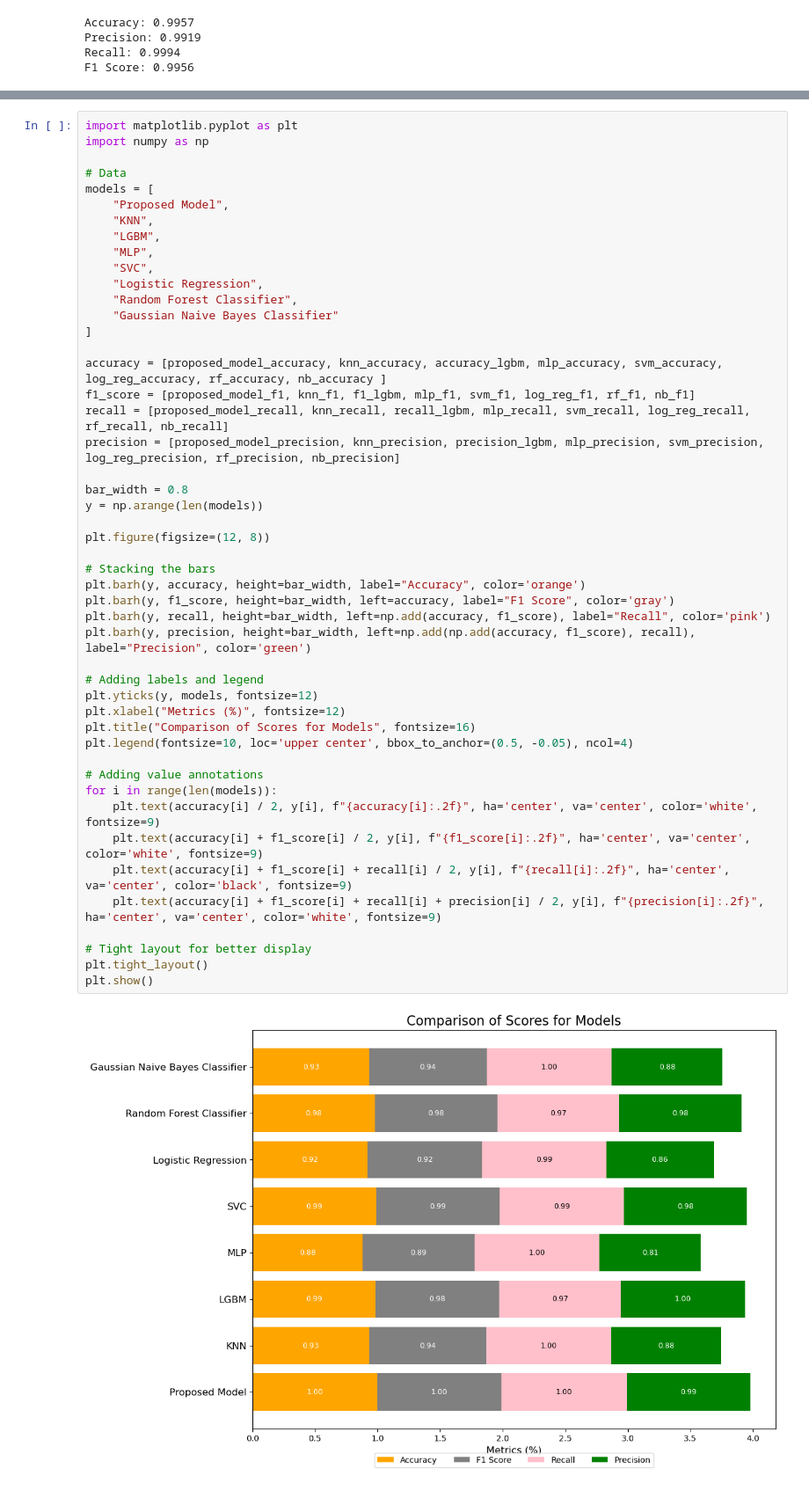
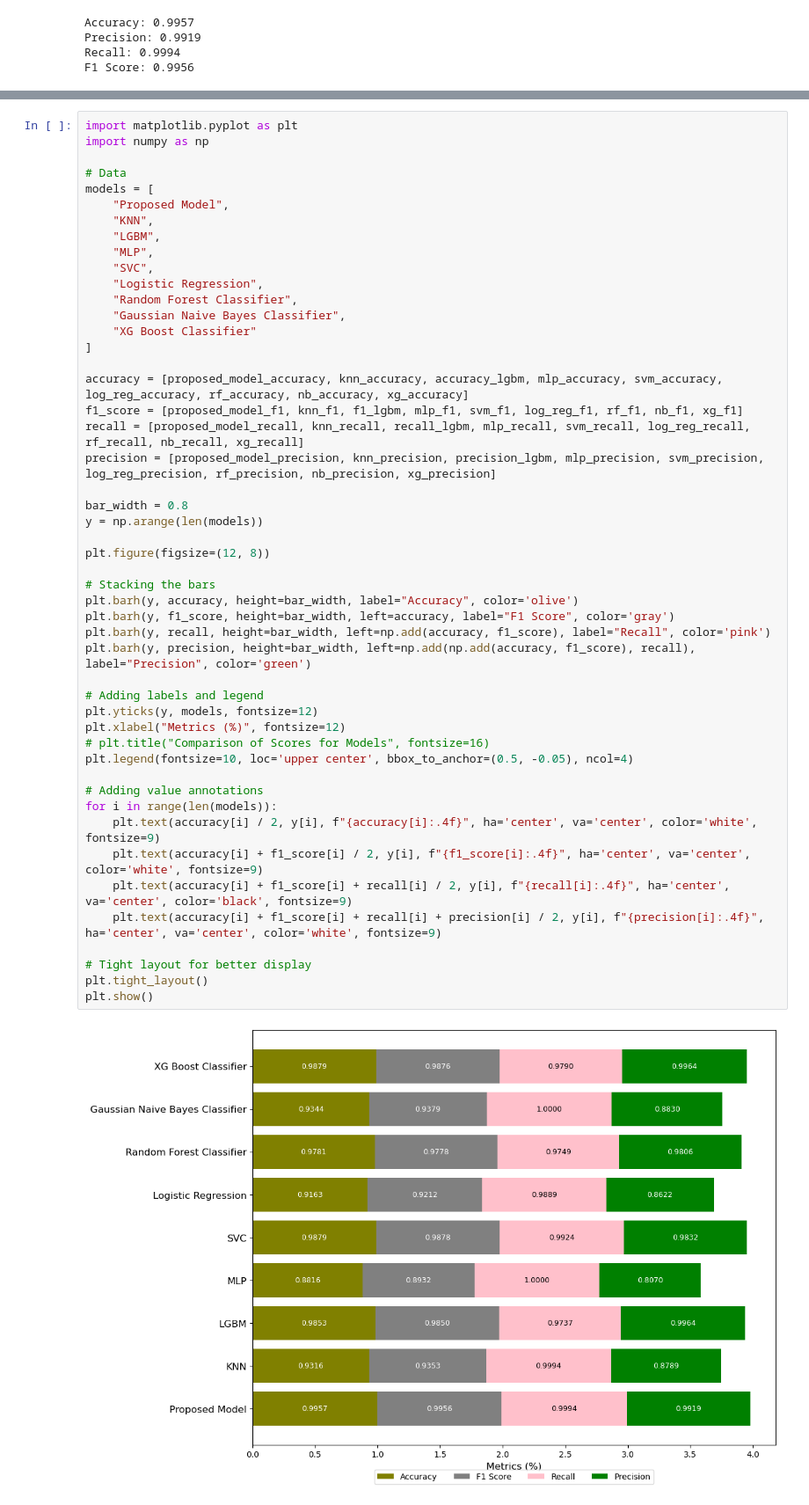
Before and after one commit to Radhika-Amar-Desai/Ethereum_Fraud_Transaction_Detection, a Jupyter notebook: DataAnalysis/StandardMLModels.ipynb, the cells around one changed output, grey strips where cells are left out. Shown: that part at 88% size. Saved outputs shown, nothing was run; the diff lists cells and outputs as text.

```diff
--- a/DataAnalysis/StandardMLModels.ipynb
+++ b/DataAnalysis/StandardMLModels.ipynb
@@ -945,42 +951,43 @@ models = [
     "LGBM",
     "MLP",
     "SVC",
     "Logistic Regression",
     "Random Forest Classifier",
-    "Gaussian Naive Bayes Classifier"
+    "Gaussian Naive Bayes Classifier",
+    "XG Boost Classifier"
 ]
 
-accuracy = [proposed_model_accuracy, knn_accuracy, accuracy_lgbm, mlp_accuracy, svm_accuracy, log_reg_accuracy, rf_accuracy, nb_accuracy ]
-f1_score = [proposed_model_f1, knn_f1, f1_lgbm, mlp_f1, svm_f1, log_reg_f1, rf_f1, nb_f1]
-recall = [proposed_model_recall, knn_recall, recall_lgbm, mlp_recall, svm_recall, log_reg_recall, rf_recall, nb_recall]
-precision = [proposed_model_precision, knn_precision, precision_lgbm, mlp_precision, svm_precision, log_reg_precision, rf_precision, nb_precision]
+accuracy = [proposed_model_accuracy, knn_accuracy, accuracy_lgbm, mlp_accuracy, svm_accuracy, log_reg_accuracy, rf_accuracy, nb_accuracy, xg_accuracy]
+f1_score = [proposed_model_f1, knn_f1, f1_lgbm, mlp_f1, svm_f1, log_reg_f1, rf_f1, nb_f1, xg_f1]
+recall = [proposed_model_recall, knn_recall, recall_lgbm, mlp_recall, svm_recall, log_reg_recall, rf_recall, nb_recall, xg_recall]
+precision = [proposed_model_precision, knn_precision, precision_lgbm, mlp_precision, svm_precision, log_reg_precision, rf_precision, nb_precision, xg_precision]
 
 bar_width = 0.8
 y = np.arange(len(models))
 
 plt.figure(figsize=(12, 8))
 
 # Stacking the bars
-plt.barh(y, accuracy, height=bar_width, label="Accuracy", color='orange')
+plt.barh(y, accuracy, height=bar_width, label="Accuracy", color='olive')
 plt.barh(y, f1_score, height=bar_width, left=accuracy, label="F1 Score", color='gray')
 plt.barh(y, recall, height=bar_width, left=np.add(accuracy, f1_score), label="Recall", color='pink')
 plt.barh(y, precision, height=bar_width, left=np.add(np.add(accuracy, f1_score), recall), label="Precision", color='green')
 
 # Adding labels and legend
 plt.yticks(y, models, fontsize=12)
 plt.xlabel("Metrics (%)", fontsize=12)
-plt.title("Comparison of Scores for Models", fontsize=16)
+# plt.title("Comparison of Scores for Models", fontsize=16)
 plt.legend(fontsize=10, loc='upper center', bbox_to_anchor=(0.5, -0.05), ncol=4)
 
 # Adding value annotations
 for i in range(len(models)):
-    plt.text(accuracy[i] / 2, y[i], f"{accuracy[i]:.2f}", ha='center', va='center', color='white', fontsize=9)
-    plt.text(accuracy[i] + f1_score[i] / 2, y[i], f"{f1_score[i]:.2f}", ha='center', va='center', color='white', fontsize=9)
-    plt.text(accuracy[i] + f1_score[i] + recall[i] / 2, y[i], f"{recall[i]:.2f}", ha='center', va='center', color='black', fontsize=9)
-    plt.text(accuracy[i] + f1_score[i] + recall[i] + precision[i] / 2, y[i], f"{precision[i]:.2f}", ha='center', va='center', color='white', fontsize=9)
+    plt.text(accuracy[i] / 2, y[i], f"{accuracy[i]:.4f}", ha='center', va='center', color='white', fontsize=9)
+    plt.text(accuracy[i] + f1_score[i] / 2, y[i], f"{f1_score[i]:.4f}", ha='center', va='center', color='white', fontsize=9)
+    plt.text(accuracy[i] + f1_score[i] + recall[i] / 2, y[i], f"{recall[i]:.4f}", ha='center', va='center', color='black', fontsize=9)
+    plt.text(accuracy[i] + f1_score[i] + recall[i] + precision[i] / 2, y[i], f"{precision[i]:.4f}", ha='center', va='center', color='white', fontsize=9)
 
 # Tight layout for better display
 plt.tight_layout()
 plt.show()
 # %% [output]
-[figure, old version]
+[figure, new version]
```
Also changed, not shown: parts of 8 cells of this notebook, 3 other files.
